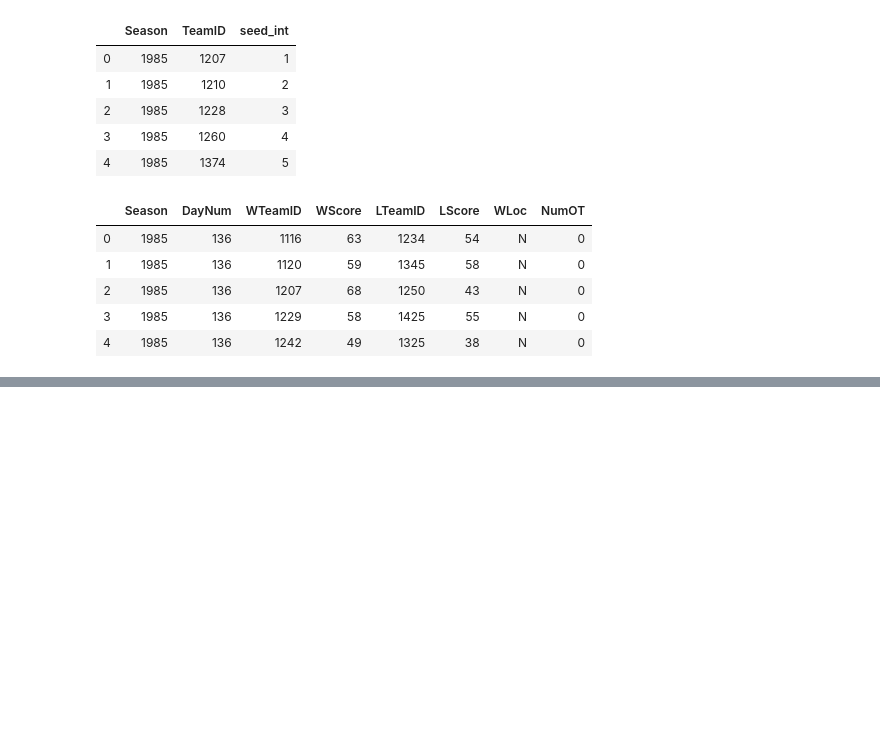
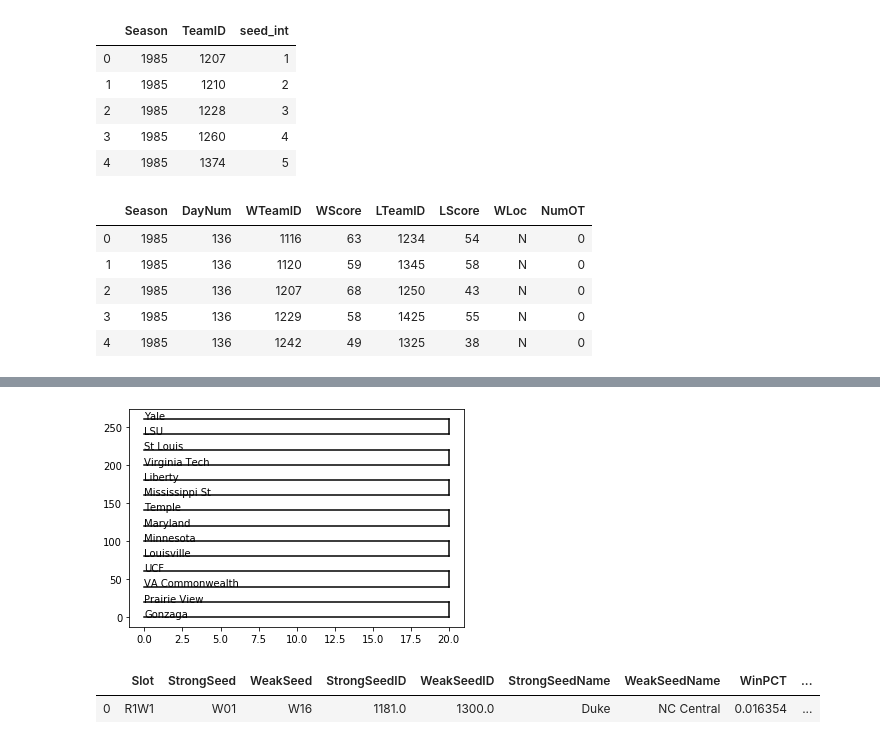
Before and after one commit to thekevster08/MarchMadness, a Jupyter notebook: NCAA Tournament 2020.ipynb, the cells around one changed output, grey strips where cells are left out. Drawn from its saved outputs; the diff is of its cells as text; code cells hidden in the pictures; blank space fills up the shorter version.

```diff
--- a/NCAA Tournament 2020.ipynb
+++ b/NCAA Tournament 2020.ipynb
@@ -77,0 +242,3 @@ df_tour.head()
+# %%
+df_merged = pd.merge(left = df_2019TourneySeeds, right = df_teams, on=['TeamID'])
+df_merged.head()
@@ -77,0 +478,27 @@ df_tour.head()
+# %%
+TEAMLENGTH = 20
+TEAMDISTANCE = 20
+currentX = 0
+currentY = 0
+
+# plot
+for i in range(0,7):
+    j = 8-i
+    plt.plot([currentX, currentX + TEAMLENGTH],[currentY, currentY], color='black')
+    plt.annotate(df_round1Results.StrongSeedName[j], xy=(currentX, currentY))
+
+    plt.plot([currentX + TEAMLENGTH, currentX + TEAMLENGTH], [currentY, currentY+TEAMDISTANCE], color='black')
+
+    currentY = currentY + TEAMDISTANCE
+
+    plt.plot([currentX, currentX + TEAMLENGTH],[currentY, currentY], color='black')
+    plt.annotate(df_round1Results.WeakSeedName[j], xy=(currentX, currentY))
+
+    currentY = currentY + TEAMDISTANCE
+# %% [output]
+[figure, added]
+# %%
+df_round1Results.loc[df_round1Results['Slot'] == 'R1W1']
+# %% [output]
+|  | Slot | StrongSeed | WeakSeed | StrongSeedID | WeakSeedID | StrongSeedName | WeakSeedName | WinPCT | ... |
+| 0 | R1W1 | W01 | W16 | 1181.0 | 1300.0 | Duke | NC Central | 0.016354 | ... |
```
Also changed, not shown: parts of 40 cells of this notebook, 44 other files.
